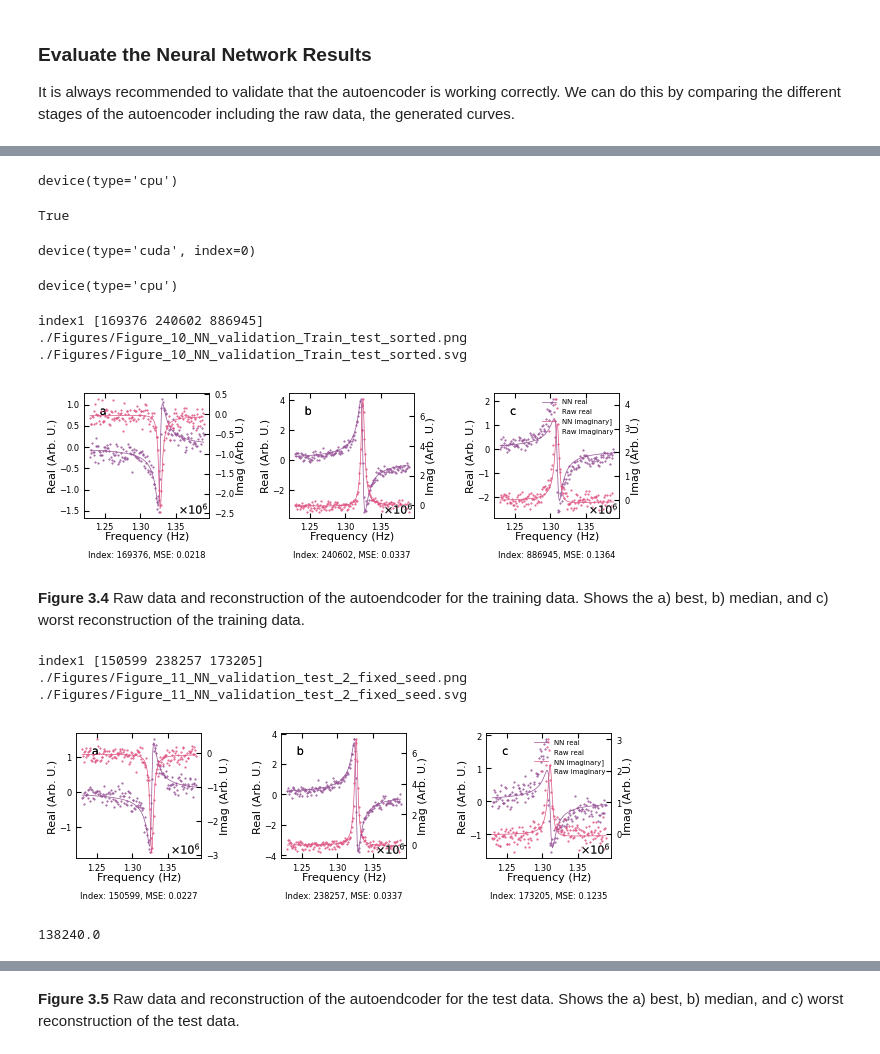
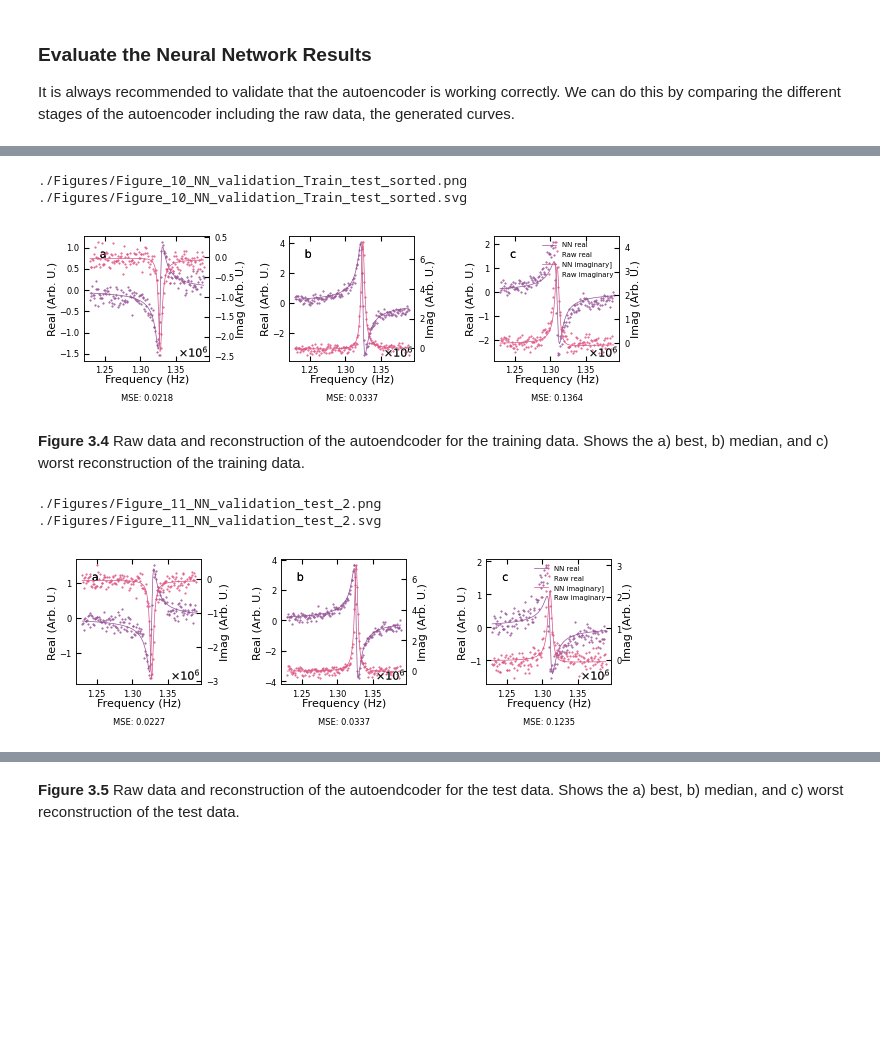
Before and after one commit to m3-learning/Rapid-Fitting-BEPFM-NN, a Jupyter notebook: notebooks/3_Pytorch_SHO_Fitter copy.ipynb, the cells around one changed output, grey strips where cells are left out. Drawn from its saved outputs; the diff is of its cells as text; code cells hidden in the pictures; blank space fills up the shorter version.

```diff
--- a/notebooks/3_Pytorch_SHO_Fitter copy.ipynb
+++ b/notebooks/3_Pytorch_SHO_Fitter copy.ipynb
@@ -245,3 +243,3 @@ model_utils = BE_model_utils(model, BE_viz)
 # %%
 # constructs a test train split
-X_train, X_test, y_train, y_test = model_utils.test_train_split_(scaled=True, shuffle=True)
+X_train, X_test, y_train, y_test = BE_viz.test_train_split_(scaled=True, shuffle=True)
@@ -351,16 +308,0 @@ True
-# %%
-X_train.device
-# %% [output]
-device(type='cpu')
-# %%
-BE_viz.resampled
-# %% [output]
-True
-# %%
-model.device
-# %% [output]
-device(type='cuda', index=0)
-# %%
-X_train.device
-# %% [output]
-device(type='cpu')
@@ -375,7 +315,6 @@ d1, d2, index1, mse1 = BE_viz.bmw_nn(
     filename="Figure_10_NN_validation_Train_test_sorted",
 )
 # %% [output]
-index1 [169376 240602 886945]
 ./Figures/Figure_10_NN_validation_Train_test_sorted.png
 ./Figures/Figure_10_NN_validation_Train_test_sorted.svg
-[figure, old version]
+[figure, new version]
@@ -388,17 +323,12 @@ index1 [169376 240602 886945]
 # %%
 d1, d2, index1, mse1 = BE_viz.bmw_nn(
     X_test,
     prediction=model,
     out_state={"scaled": True, "measurement State": "complex"},
     returns=True,
-    filename="Figure_11_NN_validation_test_2_fixed_seed",
+    filename="Figure_11_NN_validation_test_2",
 )
 # %% [output]
-index1 [150599 238257 173205]
-./Figures/Figure_11_NN_validation_test_2_fixed_seed.png
-./Figures/Figure_11_NN_validation_test_2_fixed_seed.svg
+./Figures/Figure_11_NN_validation_test_2.png
+./Figures/Figure_11_NN_validation_test_2.svg
-[figure, old version]
+[figure, new version]
-# %%
-X_test.shape[0]/2
-# %% [output]
-138240.0
```
Also changed, not shown: parts of 36 cells of this notebook, 1 other file.
